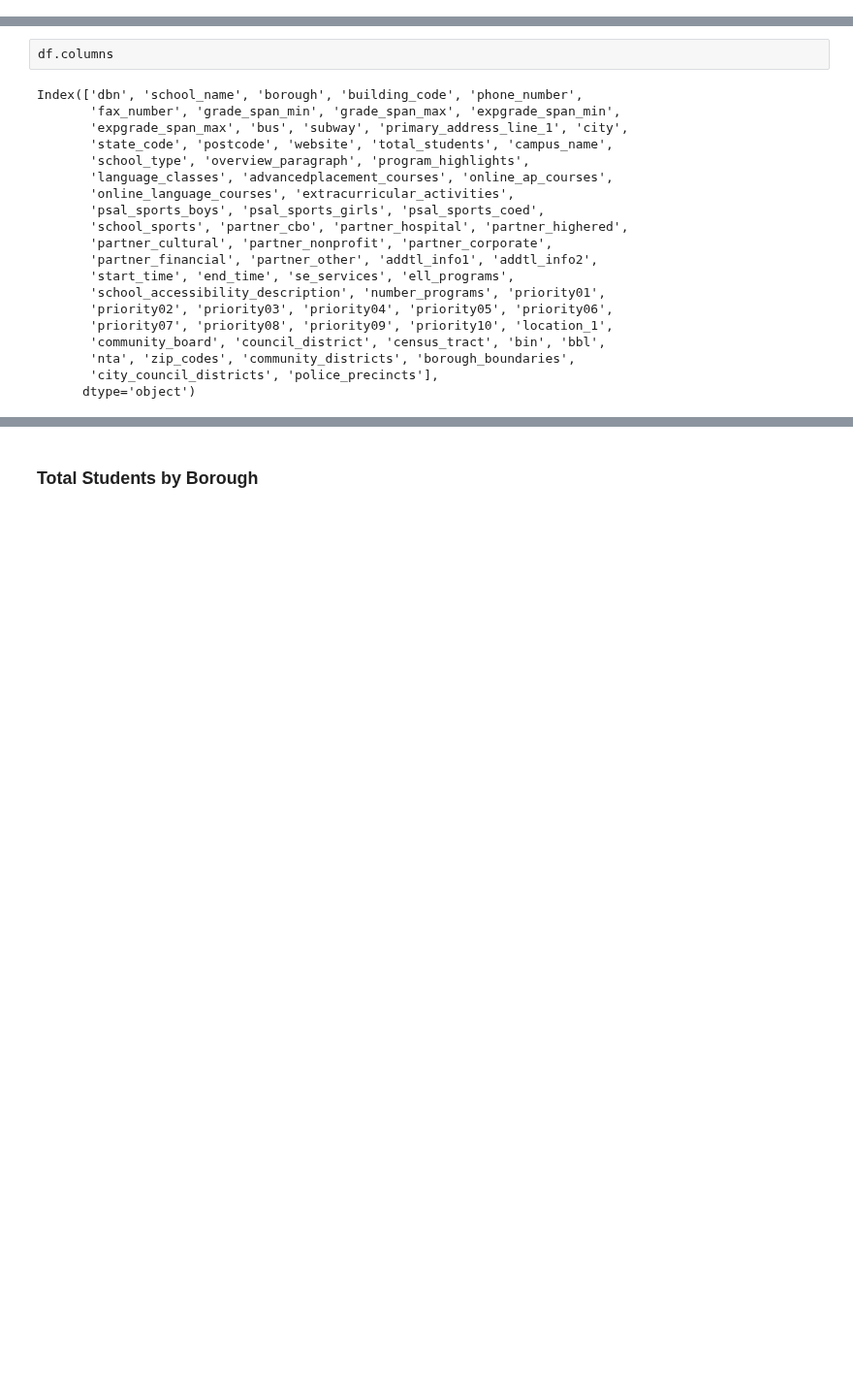
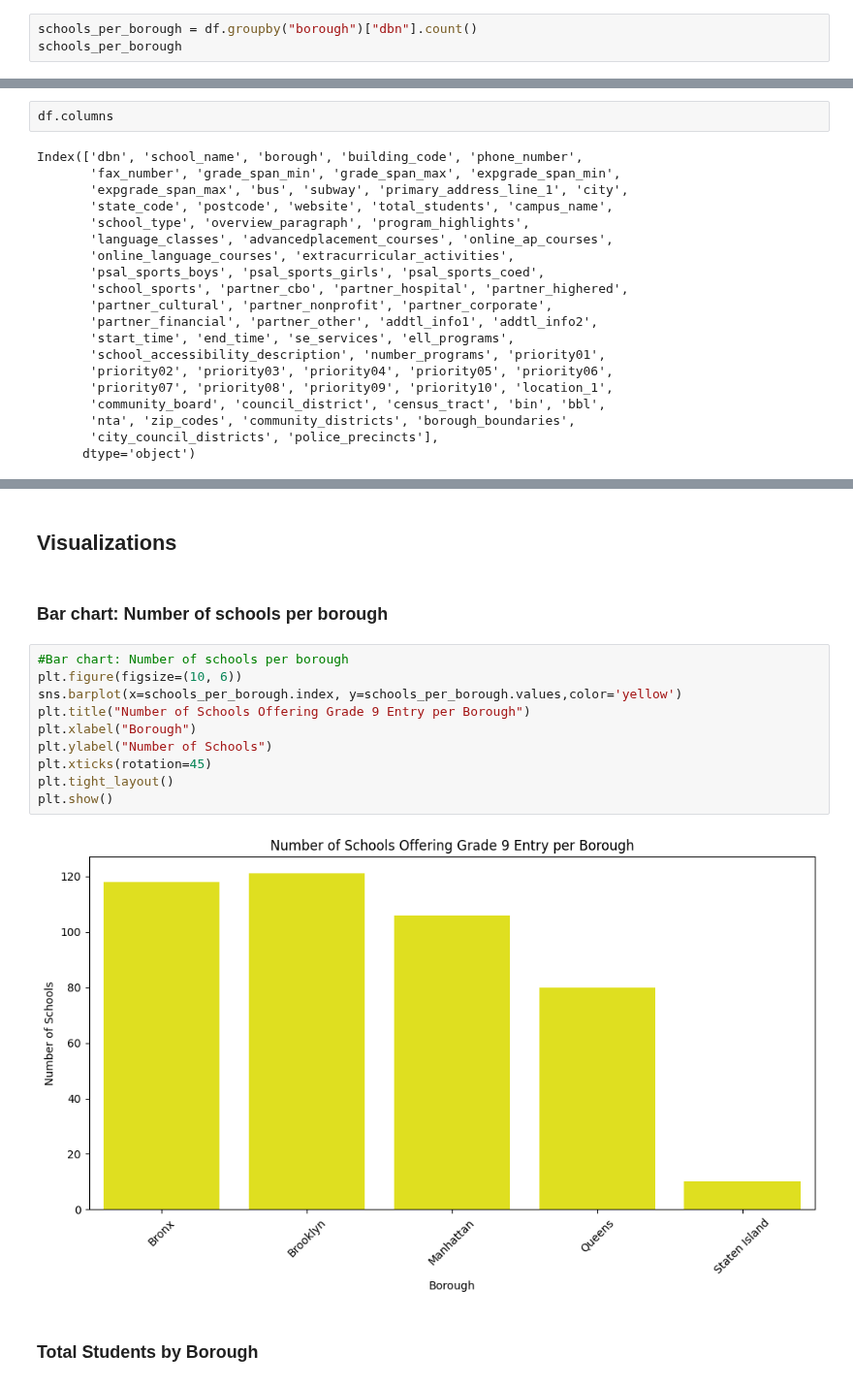
Before and after one commit to webeet-io/_onboarding_data, a Jupyter notebook: daily_tasks/day_2/day2_analysis.ipynb, the cells around one changed output, grey strips where cells are left out. Shown at 97% size. Cells and saved outputs as stored; diff of their text form; blank space fills up the shorter version.

```diff
--- a/daily_tasks/day_2/day2_analysis.ipynb
+++ b/daily_tasks/day_2/day2_analysis.ipynb
@@ -204,0 +171,3 @@ ell_schools.head()
+# %%
+schools_per_borough = df.groupby("borough")["dbn"].count()
+schools_per_borough
@@ -258,3 +280,19 @@ borough_summary['avg_students_per_school'] = borough_summary['total_students'] /
+# %% [markdown]
+## Visualizations
+# %% [markdown]
+### Bar chart: Number of schools per borough
+# %%
+#Bar chart: Number of schools per borough
+plt.figure(figsize=(10, 6))
+sns.barplot(x=schools_per_borough.index, y=schools_per_borough.values,color='yellow')
+plt.title("Number of Schools Offering Grade 9 Entry per Borough")
+plt.xlabel("Borough")
+plt.ylabel("Number of Schools")
+plt.xticks(rotation=45)
+plt.tight_layout()
+plt.show()
+# %% [output]
+[figure, added]
 # %% [markdown]
 ### Total Students by Borough
 # %%
```
Also changed, not shown: parts of 30 cells of this notebook.
